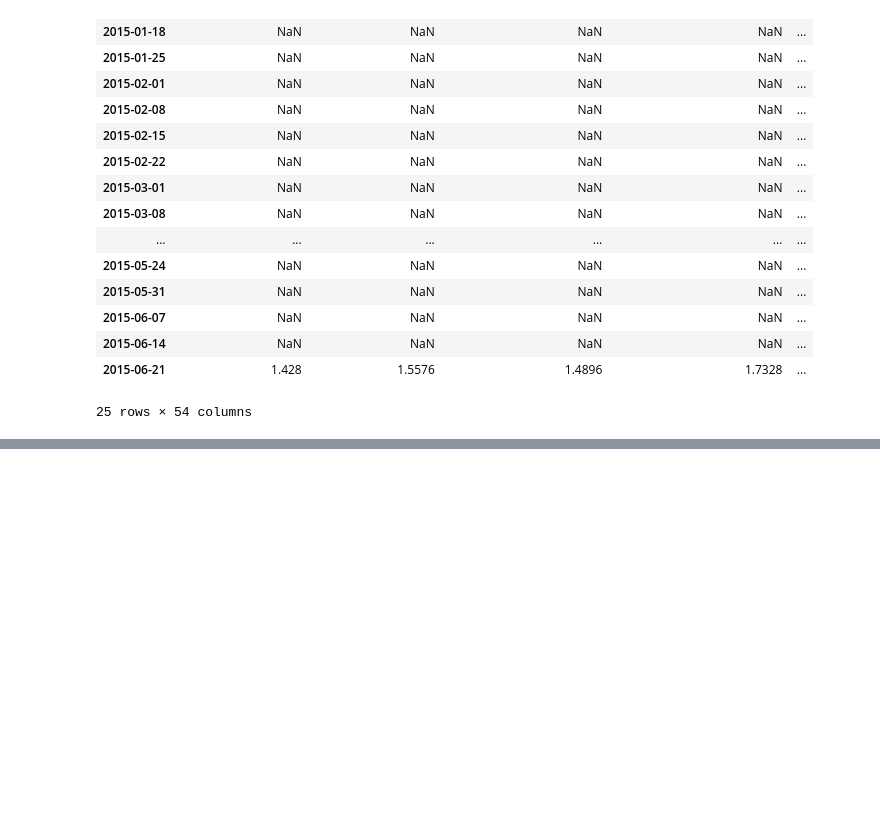
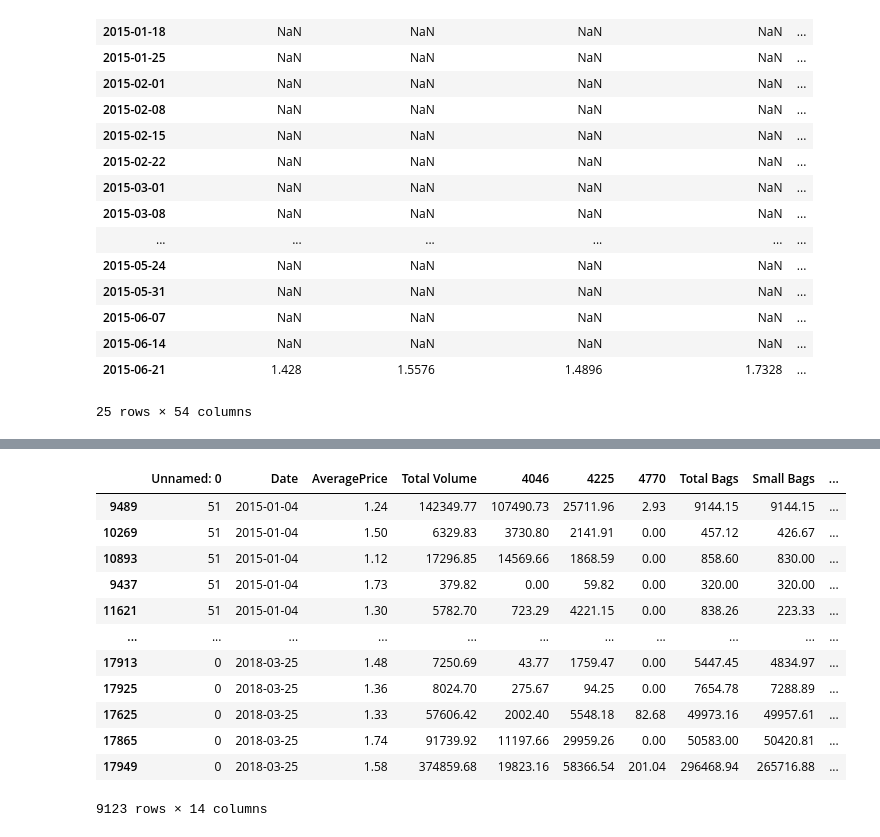
Before and after one commit to SiddheshDaphane/Avocado_price_data_analysis, a Jupyter notebook: Avocado_price.ipynb, the cells around one changed output, grey strips where cells are left out. Cells and saved outputs as stored; diff of their text form; code cells hidden in the pictures; blank space fills up the shorter version.

```diff
--- a/Avocado_price.ipynb
+++ b/Avocado_price.ipynb
@@ -548,0 +548,16 @@ graph_df["California_price25ma"].dropna().plot(figsize=(16,5), legend=True)
+# %%
+df
+# %% [output]
+|  | Unnamed: 0 | Date | AveragePrice | Total Volume | 4046 | 4225 | 4770 | Total Bags | Small Bags | ... |
+| 9489 | 51 | 2015-01-04 | 1.24 | 142349.77 | 107490.73 | 25711.96 | 2.93 | 9144.15 | 9144.15 | ... |
+| 10269 | 51 | 2015-01-04 | 1.50 | 6329.83 | 3730.80 | 2141.91 | 0.00 | 457.12 | 426.67 | ... |
+| 10893 | 51 | 2015-01-04 | 1.12 | 17296.85 | 14569.66 | 1868.59 | 0.00 | 858.60 | 830.00 | ... |
+| 9437 | 51 | 2015-01-04 | 1.73 | 379.82 | 0.00 | 59.82 | 0.00 | 320.00 | 320.00 | ... |
+| 11621 | 51 | 2015-01-04 | 1.30 | 5782.70 | 723.29 | 4221.15 | 0.00 | 838.26 | 223.33 | ... |
+| ... | ... | ... | ... | ... | ... | ... | ... | ... | ... | ... |
+| 17913 | 0 | 2018-03-25 | 1.48 | 7250.69 | 43.77 | 1759.47 | 0.00 | 5447.45 | 4834.97 | ... |
+| 17925 | 0 | 2018-03-25 | 1.36 | 8024.70 | 275.67 | 94.25 | 0.00 | 7654.78 | 7288.89 | ... |
+| 17625 | 0 | 2018-03-25 | 1.33 | 57606.42 | 2002.40 | 5548.18 | 82.68 | 49973.16 | 49957.61 | ... |
+| 17865 | 0 | 2018-03-25 | 1.74 | 91739.92 | 11197.66 | 29959.26 | 0.00 | 50583.00 | 50420.81 | ... |
+| 17949 | 0 | 2018-03-25 | 1.58 | 374859.68 | 19823.16 | 58366.54 | 201.04 | 296468.94 | 265716.88 | ... |
+9123 rows × 14 columns
```
Also changed, not shown: parts of 9 cells of this notebook.
